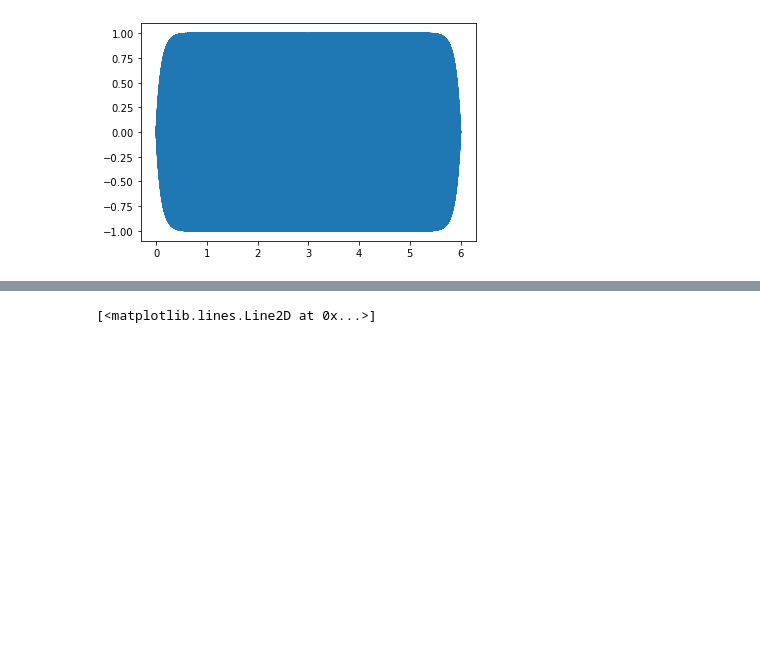
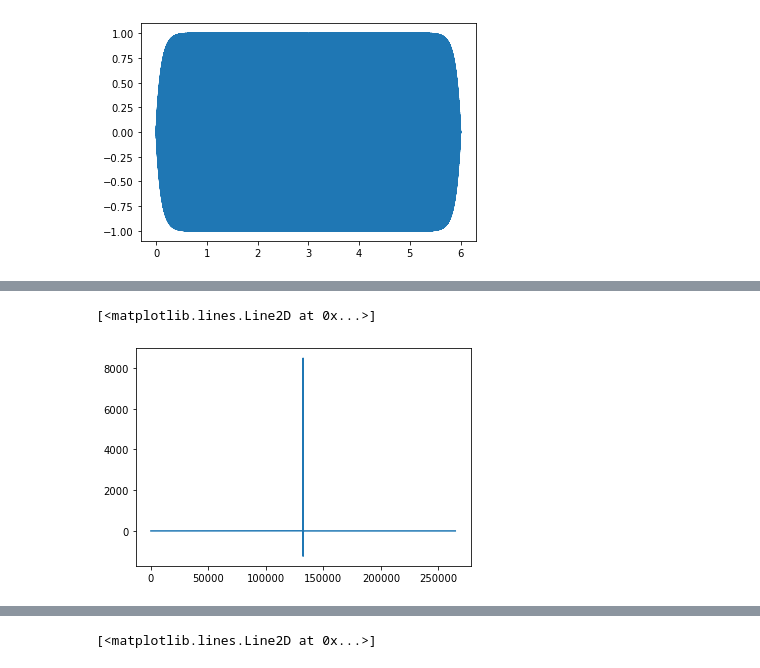
Before and after one commit to JingbiaoMei/Cambridge-Blue-Noise, a Jupyter notebook: Chirps.ipynb, the cells around one changed output, grey strips where cells are left out. Cells and saved outputs as stored; diff of their text form; code cells hidden in the pictures; blank space fills up the shorter version.

```diff
--- a/Chirps.ipynb
+++ b/Chirps.ipynb
@@ -37,0 +55,6 @@ plt.plot(t2, combined) # check profile
+# %%
+log_conv = np.convolve(x_t, rev_x_t)
+plt.plot(log_conv)
+# %% [output]
+[<matplotlib.lines.Line2D at 0x...>]
+[figure, added]
```
Also changed, not shown: parts of 18 cells of this notebook, 2 other files.
